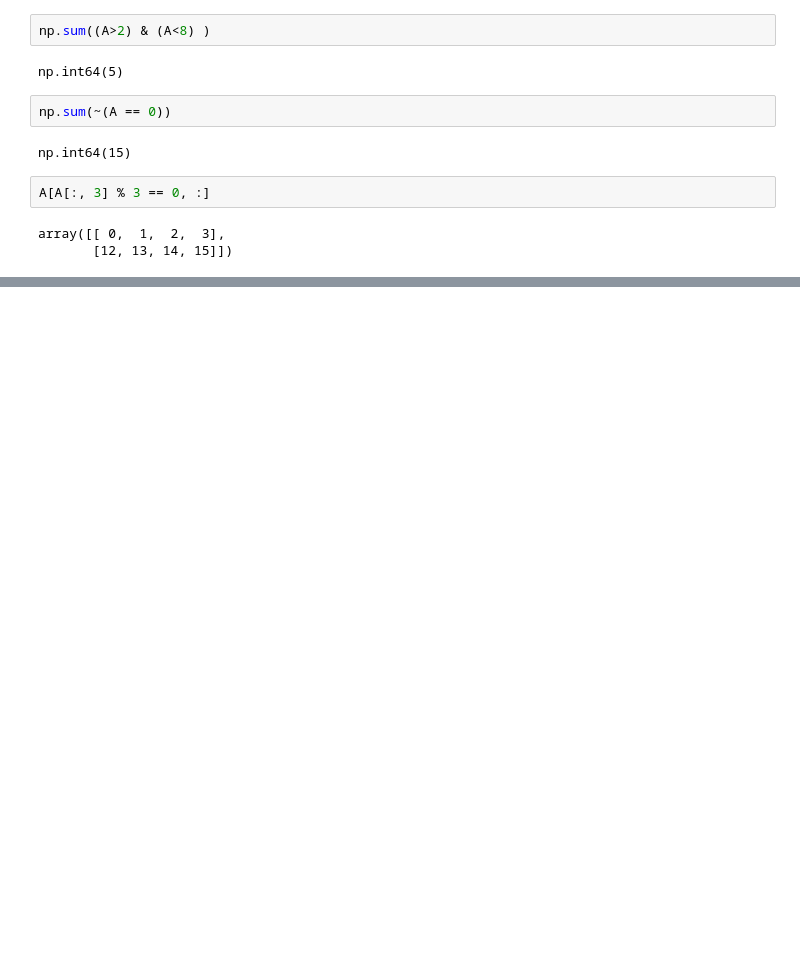
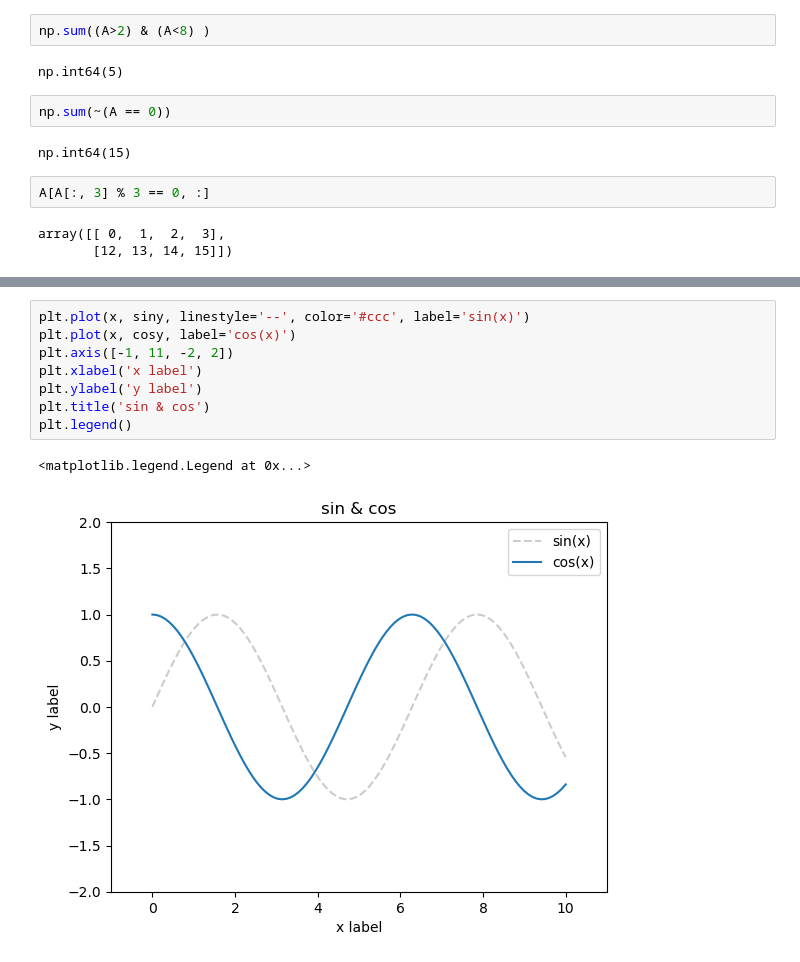
Before and after one commit to yuHang1996/machine_Learning, a Jupyter notebook: note-test.ipynb, the cells around one changed output, grey strips where cells are left out. Cells and saved outputs as stored; diff of their text form; blank space fills up the shorter version.

```diff
--- a/note-test.ipynb
+++ b/note-test.ipynb
@@ -426,0 +493,11 @@ array([[ 0,  1,  2,  3],
+# %%
+plt.plot(x, siny, linestyle='--', color='#ccc', label='sin(x)')
+plt.plot(x, cosy, label='cos(x)')
+plt.axis([-1, 11, -2, 2])
+plt.xlabel('x label')
+plt.ylabel('y label')
+plt.title('sin & cos')
+plt.legend()
+# %% [output]
+<matplotlib.legend.Legend at 0x...>
+[figure, added]
```
Also changed, not shown: parts of 11 cells of this notebook.
